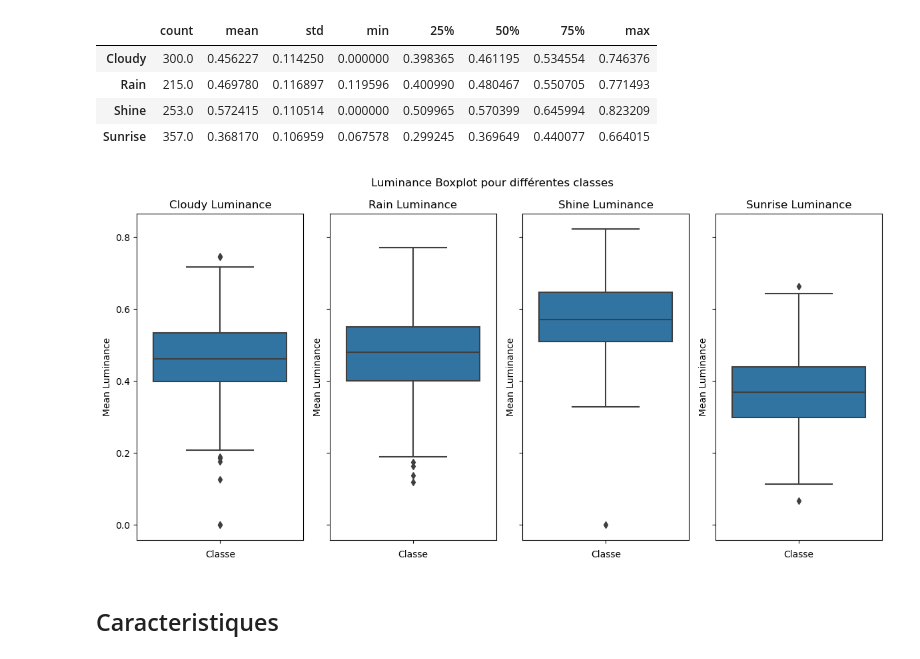
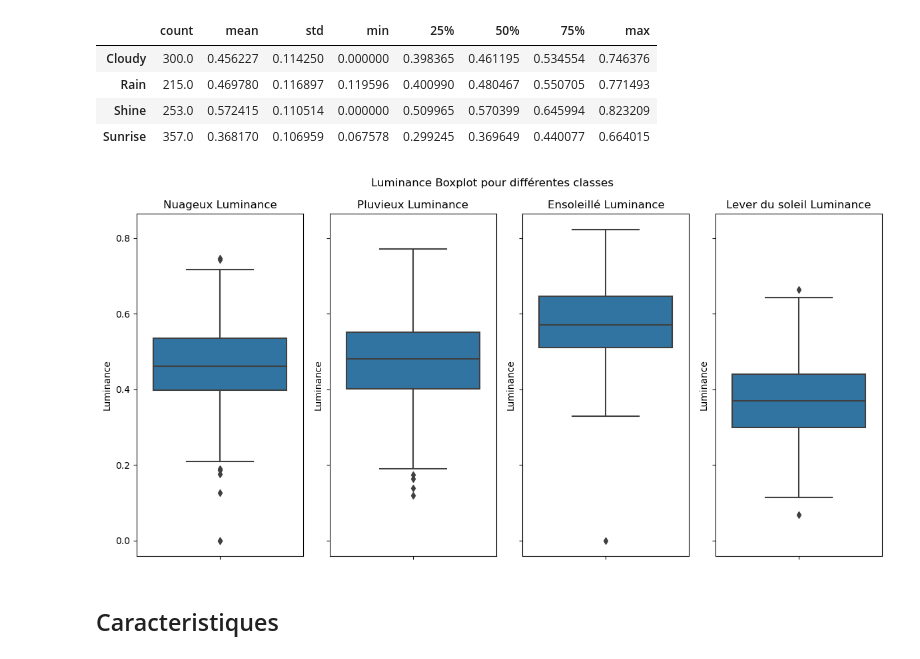
Before and after one commit to Jalalbaim/Rain-Or-Shine, a Jupyter notebook: Model.ipynb, the cells around one changed output. Cells and saved outputs as stored; diff of their text form; code cells hidden in the pictures.

```diff
--- a/Model.ipynb
+++ b/Model.ipynb
@@ -57,3 +57,6 @@ df.head()
 | 2 | ./Multi-class Weather Dataset/Clo... | Cloudy |
 | 3 | ./Multi-class Weather Dataset/Clo... | Cloudy |
 | 4 | ./Multi-class Weather Dataset/Clo... | Cloudy |
+# %%
+df['Label'] = df['Label'].replace({'Cloudy': 'Nuageux', 'Rain': 'Pluvieux', 'Shine': 'Ensoleillé', 'Sunrise': 'Lever du soleil'})
+df
@@ -235,11 +252,15 @@ Found 900 validated image filenames belonging to 4 classes.
 Test Set:
 Found 225 validated image filenames belonging to 4 classes.
 # %%
-
 class_counts = train_set['Label'].value_counts()
 class_counts.plot(kind='bar')
 plt.xlabel('Class')
 plt.ylabel('Number of Images')
 plt.title('Number of Images in Each Class (Train Set)')
+
+# Add the number of images in each class as text on top of each bar
+for i, count in enumerate(class_counts):
+    plt.text(i, count, str(count), ha='center', va='bottom')
+
 plt.show()
 # %% [output]
@@ -250,5 +271,9 @@ class_counts.plot(kind='bar')
 plt.xlabel('Class')
 plt.ylabel('Number of Images')
 plt.title('Number of Images in Each Class (Test Set)')
+
+# Add the number of images in each class as text on top of each bar
+for i, count in enumerate(class_counts):
+    plt.text(i, count, str(count), ha='center', va='bottom')
 plt.show()
 # %% [output]
@@ -294,12 +319,12 @@ def calculate_luminance(path):
     except:
         return None
 
-df['Mean Luminance'] = None
+df['Luminance'] = None
 
 for i in range(len(df["Picture Path"])):
     luminance = calculate_luminance(df['Picture Path'][i])
     print(luminance)
-    df.loc[i, 'Mean Luminance'] = luminance
+    df.loc[i, 'Luminance'] = luminance
 # %% [output]
 0.4034989215686274
 0.613927039933777
@@ -429,6 +560,7 @@ results_df
 | Shine | 253.0 | 0.572415 | 0.110514 | 0.000000 | 0.509965 | 0.570399 | 0.645994 | 0.823209 |
 | Sunrise | 357.0 | 0.368170 | 0.106959 | 0.067578 | 0.299245 | 0.369649 | 0.440077 | 0.664015 |
 # %%
+import seaborn as sns
 # Obtenir les classes uniques
 classes = df['Label'].unique()
 
@@ -446,37 +578,37 @@ for i, label in enumerate(classes):
     class_df = df[df['Label'] == label]
 
     # Descriptive analysis on the class DataFrame
     descriptive_stats = class_df.describe()
 
     # Analyze central tendency
     central_tendency = descriptive_stats.loc[['mean', '50%']]
 
     # Analyze dispersion
     dispersion = descriptive_stats.loc[['std', 'min', 'max']]
 
     # Tracer le boxplot pour Luminance avec la position calculée
-    sns.boxplot(y=class_df['Mean Luminance'], ax=axes[i])
+    sns.boxplot(y=class_df['Luminance'], ax=axes[i])
 
     # Stocker les résultats dans un dictionnaire
     results[label] = {
         'Descriptive Statistics': descriptive_stats,
         'Central Tendency': central_tendency,
         'Dispersion': dispersion
     }
 
     # Définir le titre du sous-tracé
     axes[i].set_title(f'{label} Luminance')
-    axes[i].set_xlabel('Classe')
-    axes[i].set_ylabel('Mean Luminance')
+    #axes[i].set_xlabel('Classe')
+    axes[i].set_ylabel('Luminance')
 
 # Ajouter un titre global
 fig.suptitle('Luminance Boxplot pour différentes classes')
 
 # Afficher le tracé
 plt.tight_layout()
 plt.show()
 # %% [output]
-[figure, old version]
+[figure, new version]
 # %% [markdown]
 ## Caracteristiques
 # %%
```
Also changed, not shown: parts of 15 cells of this notebook, 1 other file.
